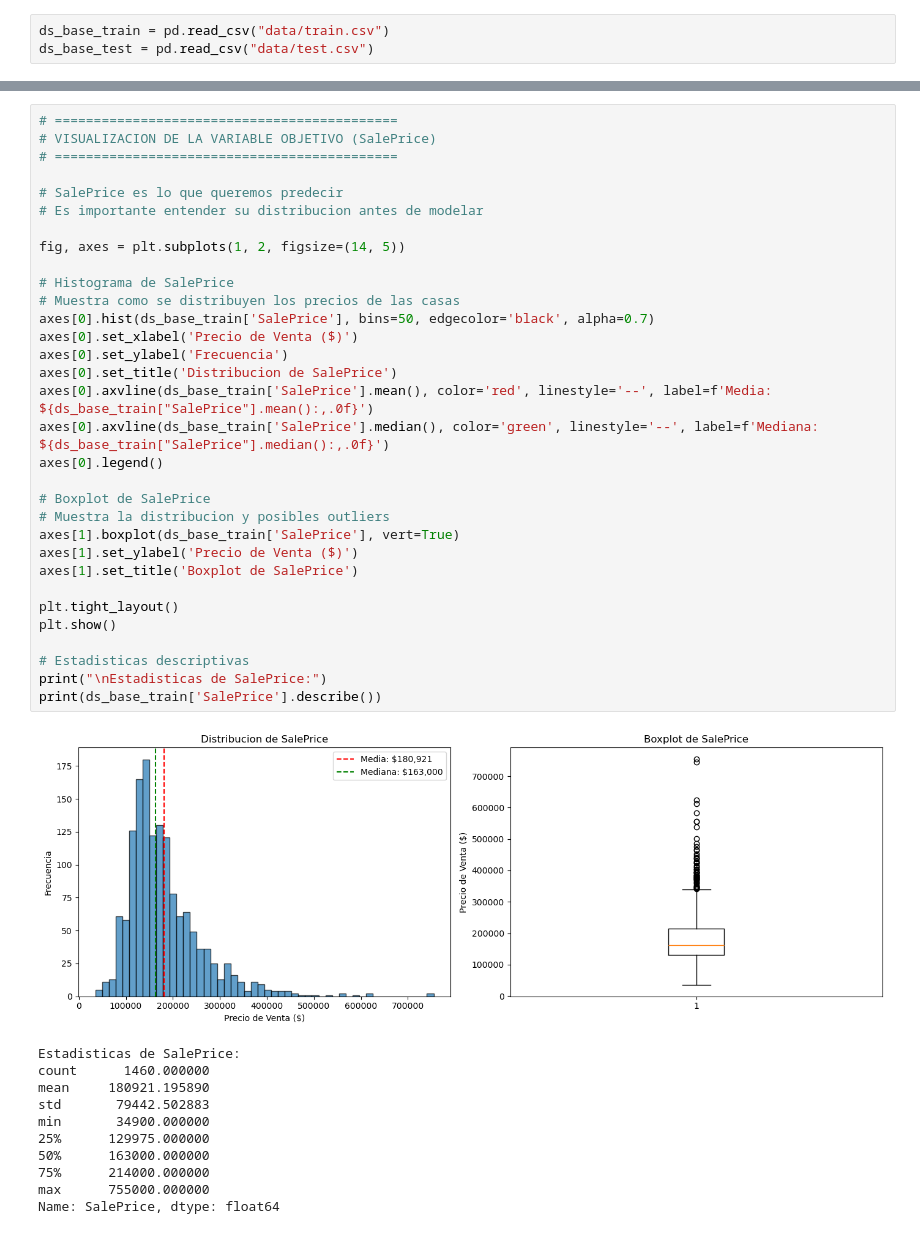
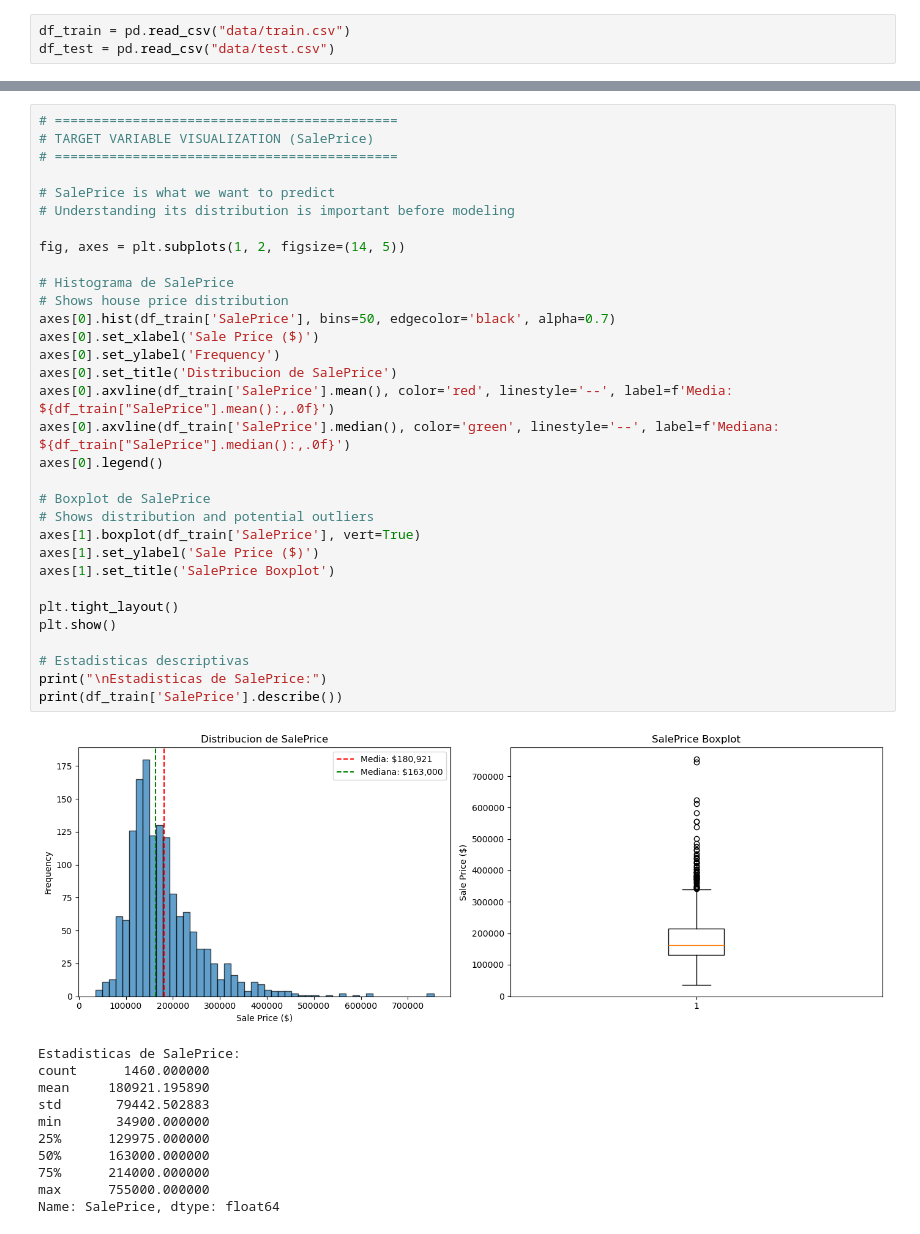
Before and after one commit to carlos-aular-ds/ds-portfolio-carlos-aular, a Jupyter notebook: Kaggle/Competitions/House-Prices-Advanced-regression/house-prices.ipynb, the cells around one changed output, grey strips where cells are left out. Saved outputs shown, nothing was run; the diff lists cells and outputs as text.

```diff
--- a/Kaggle/Competitions/House-Prices-Advanced-regression/house-prices.ipynb
+++ b/Kaggle/Competitions/House-Prices-Advanced-regression/house-prices.ipynb
@@ -144,4 +96,4 @@ def visualizar_continua(df, col, target=None):
 # %%
-ds_base_train = pd.read_csv("data/train.csv")
-ds_base_test = pd.read_csv("data/test.csv")
+df_train = pd.read_csv("data/train.csv")
+df_test = pd.read_csv("data/test.csv")
 # %%
@@ -304,38 +197,38 @@ ANALISIS DE VALORES NULOS
   Electrical      1        0.07  object
 # %%
 # ============================================
-# VISUALIZACION DE LA VARIABLE OBJETIVO (SalePrice)
+# TARGET VARIABLE VISUALIZATION (SalePrice)
 # ============================================
 
-# SalePrice es lo que queremos predecir
-# Es importante entender su distribucion antes de modelar
+# SalePrice is what we want to predict
+# Understanding its distribution is important before modeling
 
 fig, axes = plt.subplots(1, 2, figsize=(14, 5))
 
 # Histograma de SalePrice
-# Muestra como se distribuyen los precios de las casas
-axes[0].hist(ds_base_train['SalePrice'], bins=50, edgecolor='black', alpha=0.7)
-axes[0].set_xlabel('Precio de Venta ($)')
-axes[0].set_ylabel('Frecuencia')
+# Shows house price distribution
+axes[0].hist(df_train['SalePrice'], bins=50, edgecolor='black', alpha=0.7)
+axes[0].set_xlabel('Sale Price ($)')
+axes[0].set_ylabel('Frequency')
 axes[0].set_title('Distribucion de SalePrice')
-axes[0].axvline(ds_base_train['SalePrice'].mean(), color='red', linestyle='--', label=f'Media: ${ds_base_train["SalePrice"].mean():,.0f}')
-axes[0].axvline(ds_base_train['SalePrice'].median(), color='green', linestyle='--', label=f'Mediana: ${ds_base_train["SalePrice"].median():,.0f}')
+axes[0].axvline(df_train['SalePrice'].mean(), color='red', linestyle='--', label=f'Media: ${df_train["SalePrice"].mean():,.0f}')
+axes[0].axvline(df_train['SalePrice'].median(), color='green', linestyle='--', label=f'Mediana: ${df_train["SalePrice"].median():,.0f}')
 axes[0].legend()
 
 # Boxplot de SalePrice
-# Muestra la distribucion y posibles outliers
-axes[1].boxplot(ds_base_train['SalePrice'], vert=True)
-axes[1].set_ylabel('Precio de Venta ($)')
-axes[1].set_title('Boxplot de SalePrice')
+# Shows distribution and potential outliers
+axes[1].boxplot(df_train['SalePrice'], vert=True)
+axes[1].set_ylabel('Sale Price ($)')
+axes[1].set_title('SalePrice Boxplot')
 
 plt.tight_layout()
 plt.show()
 
 # Estadisticas descriptivas
 print("\nEstadisticas de SalePrice:")
-print(ds_base_train['SalePrice'].describe())
+print(df_train['SalePrice'].describe())
 # %% [output]
-[figure, old version]
+[figure, new version]
 Estadisticas de SalePrice:
 count      1460.000000
 mean     180921.195890
```
Also changed, not shown: parts of 80 cells of this notebook, 8 other files.
